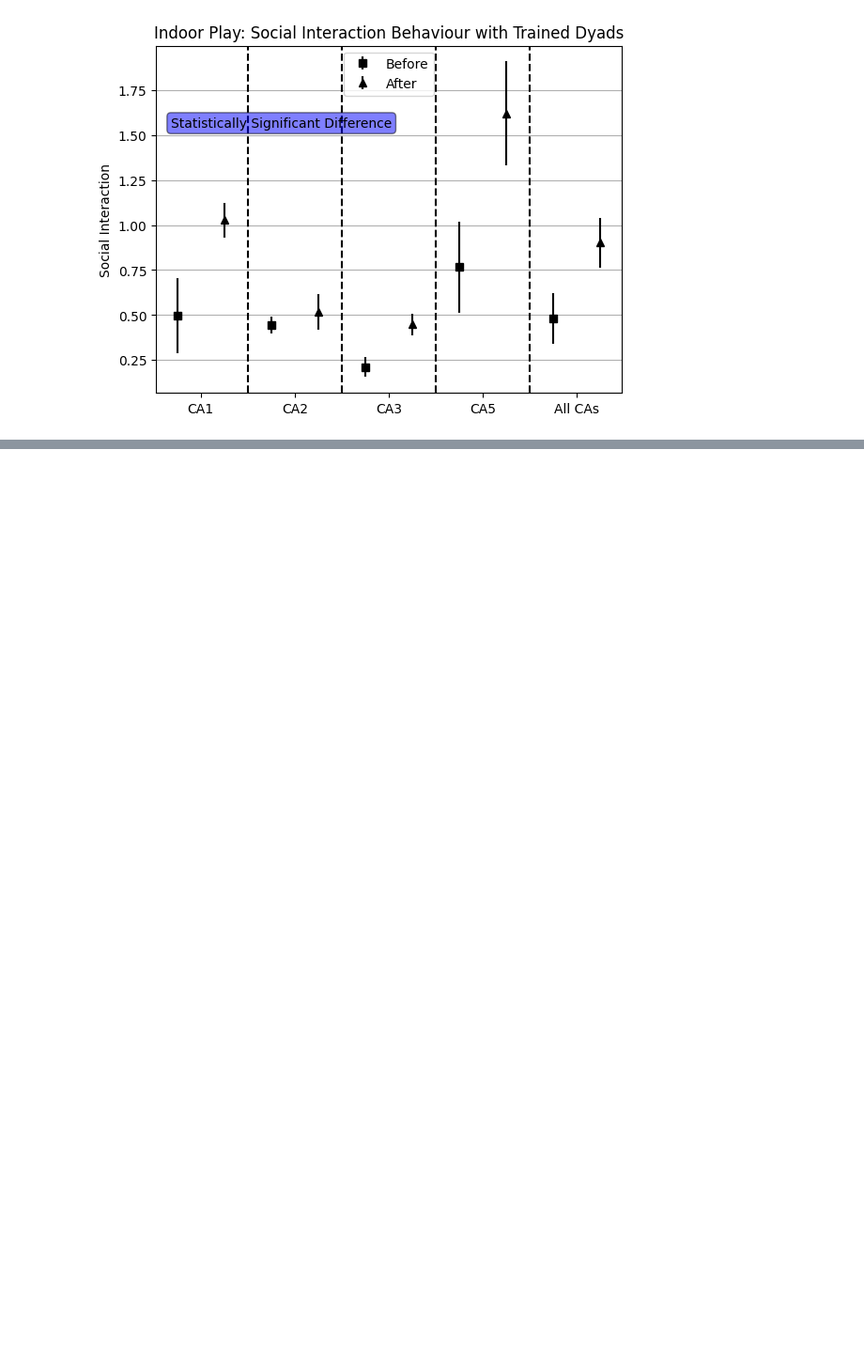
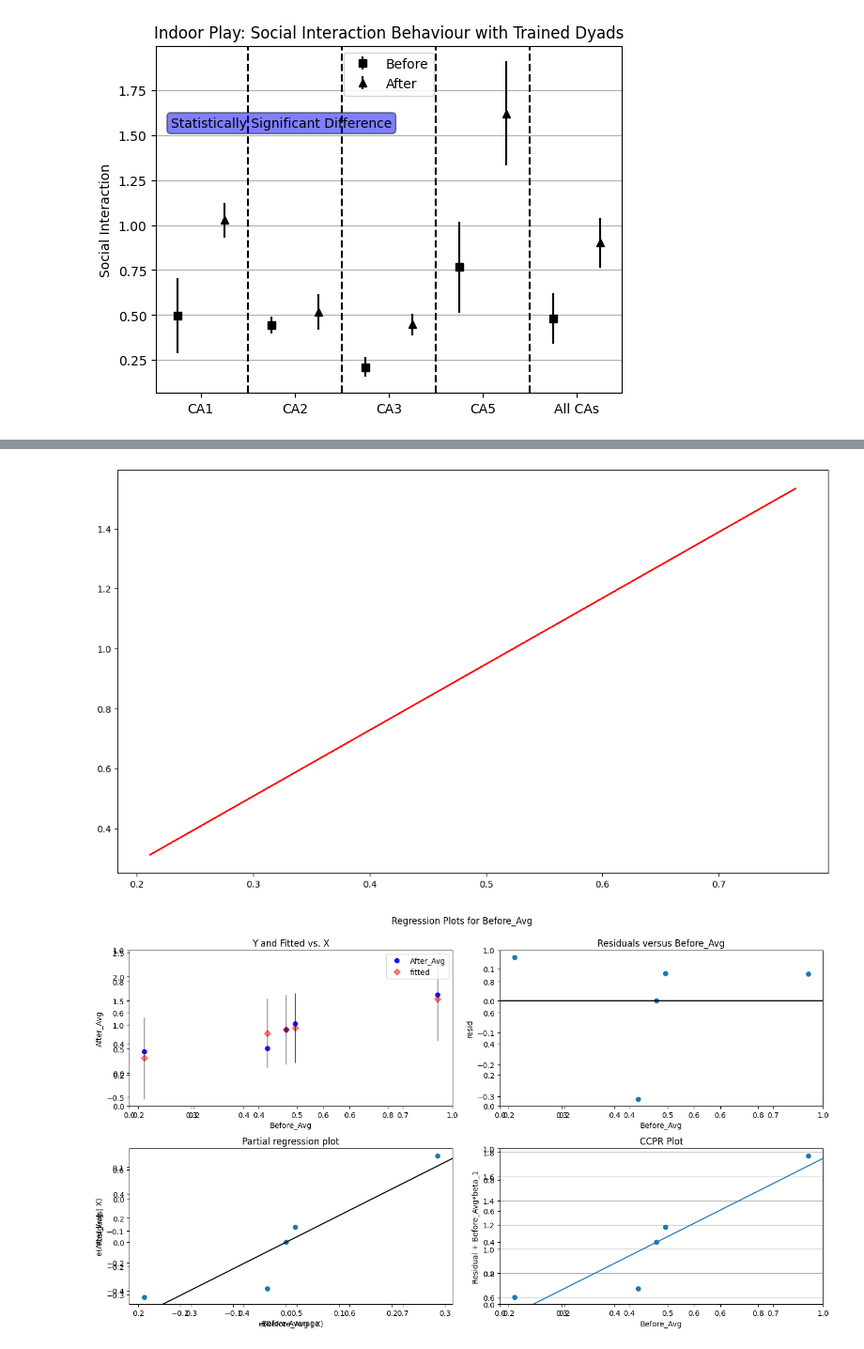
Before and after one commit to jyin1003/analysis-into-children-with-autism, a Jupyter notebook: linear_trend.ipynb, the cells around one changed output, grey strips where cells are left out. Shown: that part at 94% size. Cells and saved outputs as stored; diff of their text form; code cells hidden in the pictures; blank space fills up the shorter version.

```diff
--- a/linear_trend.ipynb
+++ b/linear_trend.ipynb
@@ -294,0 +300,64 @@ plt.show()
+# %%
+import statsmodels.api as sm
+from statsmodels.formula.api import ols
+import pandas as pd
+
+# before training
+before_avg = []
+before_err = []
+for ca in ca_peer_list:
+    statistics = get_ca_scenario_stats(
+        filter_ca_scenario(
+            get_trained_pair_files(), "so", "base", ca, "indoor"), "so")
+    before_avg.append(statistics[0])
+    before_err.append(statistics[2])
+
+overall_bef_avg = np.mean(before_avg)
+overall_bef_err = np.mean(before_err)
+before_avg.append(overall_bef_avg)
+before_err.append(overall_bef_err)
+
+# after training
+after_avg = []
+after_err = []
+for ca in ca_peer_list:
+    statistics = get_ca_scenario_stats(
+        filter_ca_scenario(
+            get_trained_pair_files(), "so", "inter", ca, "indoor"), "so")
+    after_avg.append(statistics[0])
+    after_err.append(statistics[2])
+
+overall_af_avg = np.mean(after_avg)
+overall_af_err = np.mean(after_err)
+after_avg.append(overall_af_avg)
+after_err.append(overall_af_err)
+
+data = {'Before_Avg': before_avg, 'After_Avg': after_avg}
+df = pd.DataFrame(data)
+
+linear_model = ols('After_Avg ~ Before_Avg', data=df).fit()
+
+
+# Plot the linear trendline
+plt.figure(figsize=(14, 8))
+plt.plot(before_avg, linear_model.predict(df), color='red', label='Linear Trendline')
+
+# Create subplot for regression diagnostic plots
+fig, ax = plt.subplots(2, 2, figsize=(14, 8))
+
+# Plot regression diagnostic plots
+sm.graphics.plot_regress_exog(linear_model, 'Before_Avg', fig=fig)
+
+# Add residuals plot
+ax[1, 0].scatter(before_avg, linear_model.resid, color='green')
+ax[1, 0].axhline(y=0, color='black', linestyle='--')
+ax[1, 0].set_xlabel('Before Average')
+ax[1, 0].set_ylabel('Residuals')
+
+
+# Display the plot
+plt.grid(axis='y')
+plt.show()
+# %% [output]
+[figure, added]
+[figure, added]
```
Also changed, not shown: parts of 1 cell of this notebook, 1 other file.
